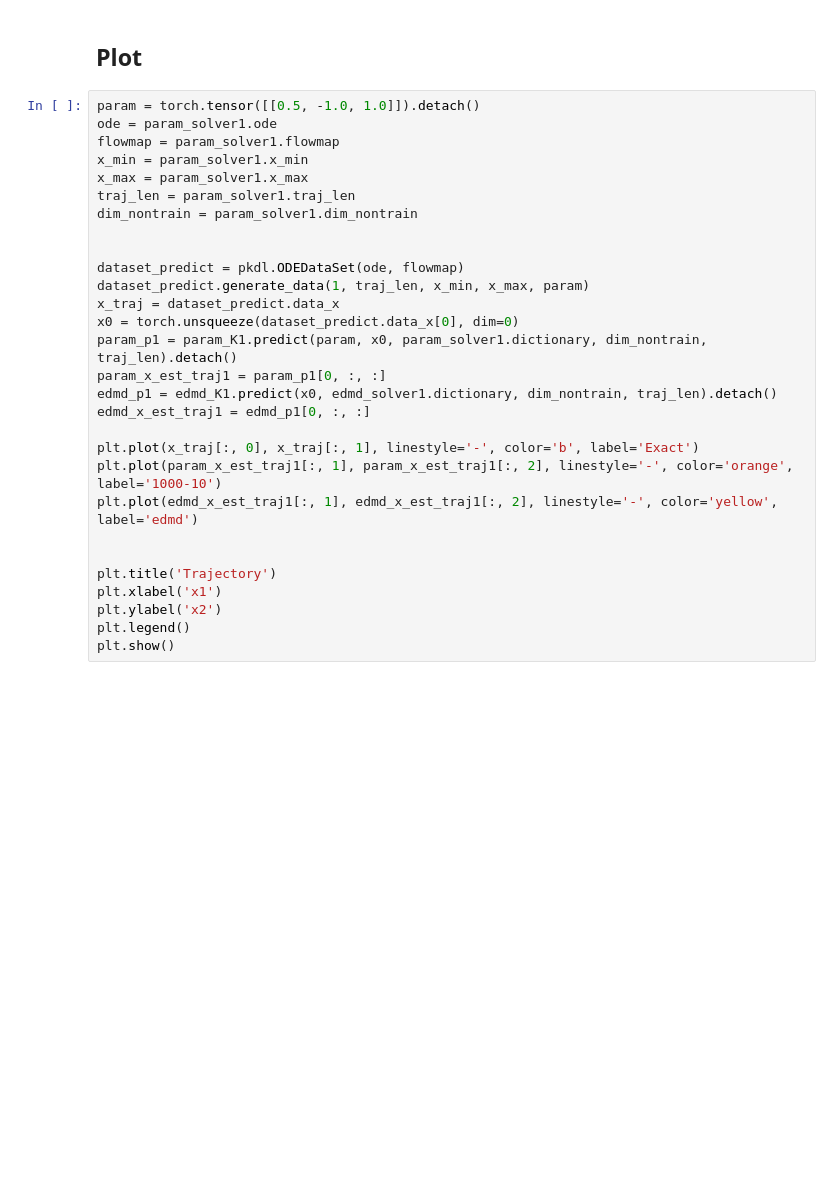
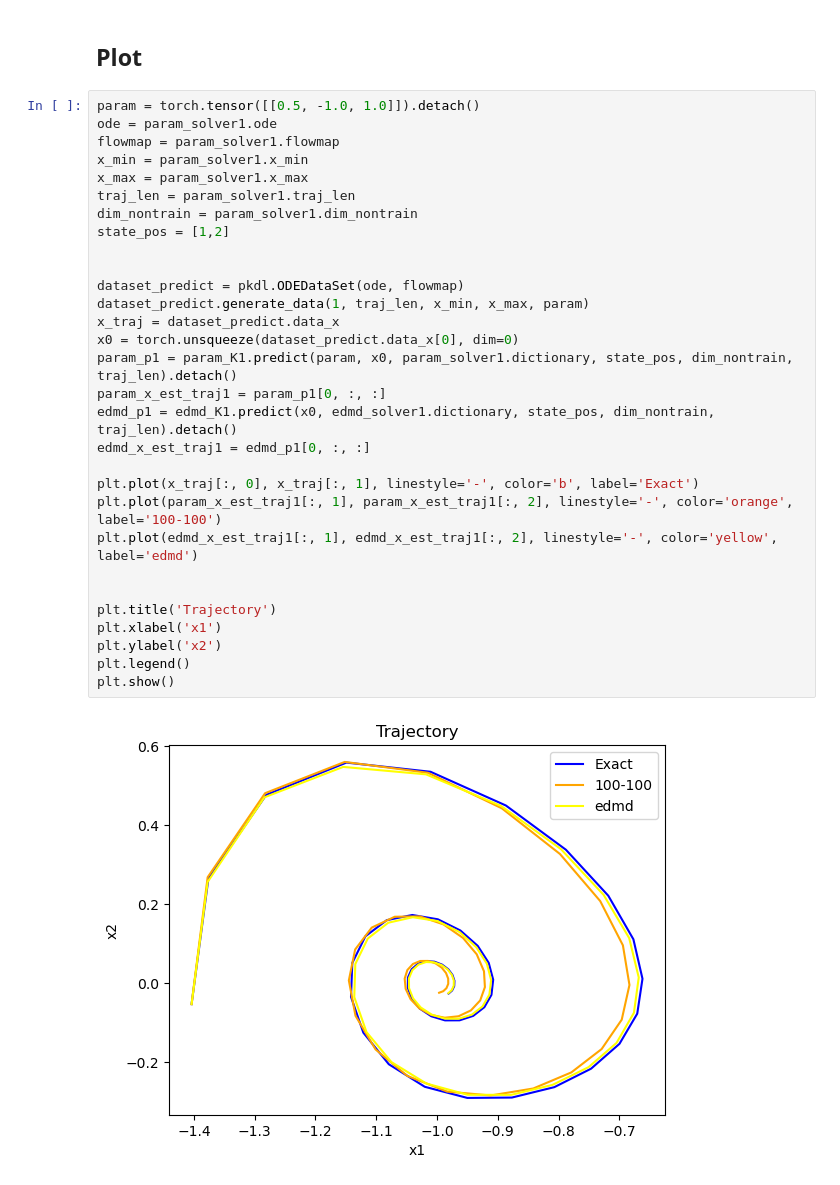
Before and after one commit to ReichtumQian/Para-Koopman-Learning, a Jupyter notebook: example/duffing/duffing.ipynb, the cells around one changed output. Cells and saved outputs as stored; diff of their text form; blank space fills up the shorter version.

```diff
--- a/example/duffing/duffing.ipynb
+++ b/example/duffing/duffing.ipynb
@@ -26,29 +28,32 @@ edmd_K1 = edmd_solver1.solve()
 # %%
 param = torch.tensor([[0.5, -1.0, 1.0]]).detach()
 ode = param_solver1.ode
 flowmap = param_solver1.flowmap
 x_min = param_solver1.x_min
 x_max = param_solver1.x_max
 traj_len = param_solver1.traj_len
 dim_nontrain = param_solver1.dim_nontrain
+state_pos = [1,2]
 
 
 dataset_predict = pkdl.ODEDataSet(ode, flowmap)
 dataset_predict.generate_data(1, traj_len, x_min, x_max, param)
 x_traj = dataset_predict.data_x
 x0 = torch.unsqueeze(dataset_predict.data_x[0], dim=0)
-param_p1 = param_K1.predict(param, x0, param_solver1.dictionary, dim_nontrain, traj_len).detach()
+param_p1 = param_K1.predict(param, x0, param_solver1.dictionary, state_pos, dim_nontrain, traj_len).detach()
 param_x_est_traj1 = param_p1[0, :, :]
-edmd_p1 = edmd_K1.predict(x0, edmd_solver1.dictionary, dim_nontrain, traj_len).detach()
+edmd_p1 = edmd_K1.predict(x0, edmd_solver1.dictionary, state_pos, dim_nontrain, traj_len).detach()
 edmd_x_est_traj1 = edmd_p1[0, :, :]
 
 plt.plot(x_traj[:, 0], x_traj[:, 1], linestyle='-', color='b', label='Exact')
-plt.plot(param_x_est_traj1[:, 1], param_x_est_traj1[:, 2], linestyle='-', color='orange', label='1000-10')
+plt.plot(param_x_est_traj1[:, 1], param_x_est_traj1[:, 2], linestyle='-', color='orange', label='100-100')
 plt.plot(edmd_x_est_traj1[:, 1], edmd_x_est_traj1[:, 2], linestyle='-', color='yellow', label='edmd')
 
 
 plt.title('Trajectory')
 plt.xlabel('x1')
 plt.ylabel('x2')
 plt.legend()
 plt.show()
+# %% [output]
+[figure, added]
```
Also changed, not shown: parts of 1 cell of this notebook, 2 other files.
